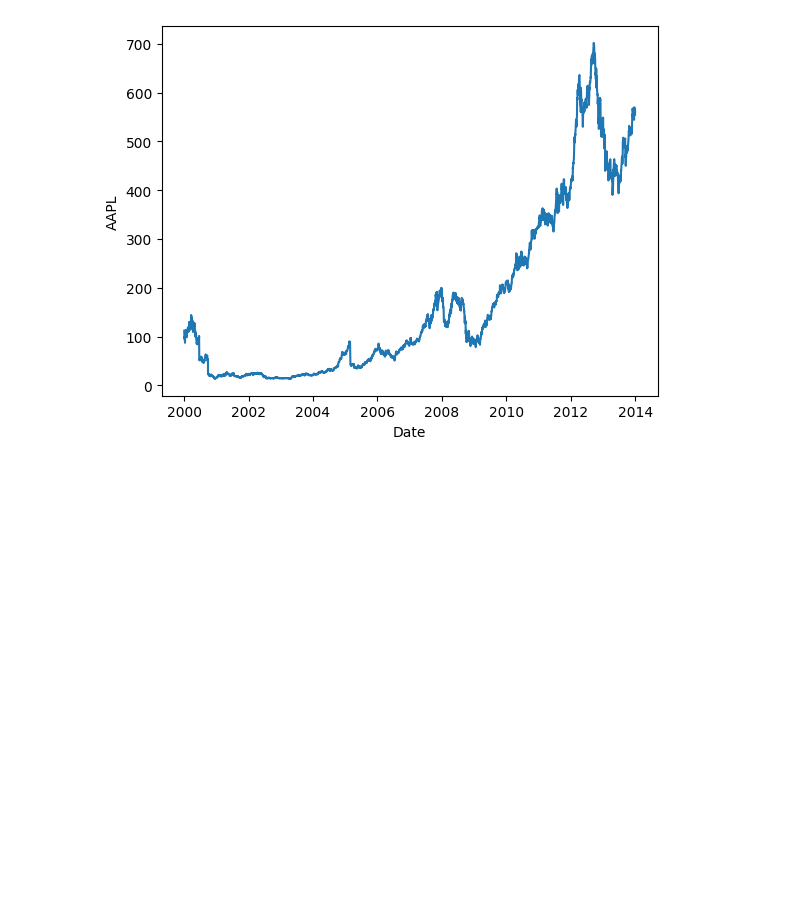
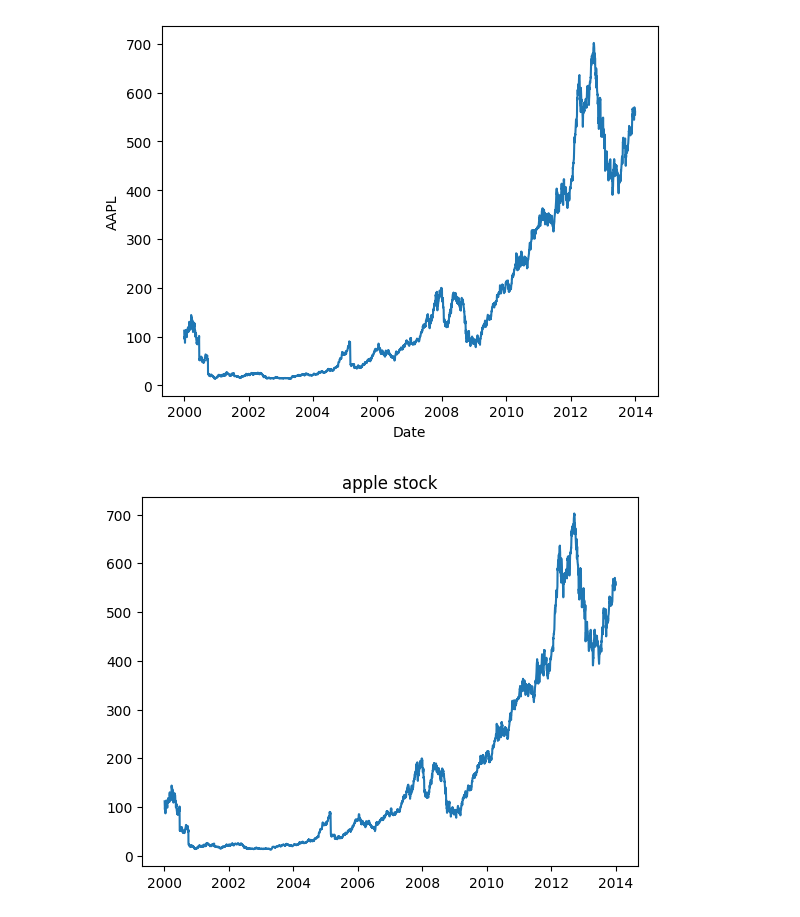
Before and after one commit to BryhanS/supply-chain-data-science-project, a Jupyter notebook: 08.Visualization-with-matplotlib/data.ipynb, the cells around one changed output. Drawn from its saved outputs; the diff is of its cells as text; code cells hidden in the pictures; blank space fills up the shorter version.

Commit message:
sns and plot

```diff
--- a/08.Visualization-with-matplotlib/data.ipynb
+++ b/08.Visualization-with-matplotlib/data.ipynb
@@ -30,3 +43,9 @@ sns.lineplot(x='Date',y='AAPL',data=stocks)
 # %% [output]
 <Axes: xlabel='Date', ylabel='AAPL'>
 [figure]
+# %%
+plt.plot(stocks['Date'],stocks['AAPL'])
+plt.title('apple stock')
+plt.show()
+# %% [output]
+[figure, added]
```
Also changed, not shown: parts of 13 cells of this notebook, 1 other file.
